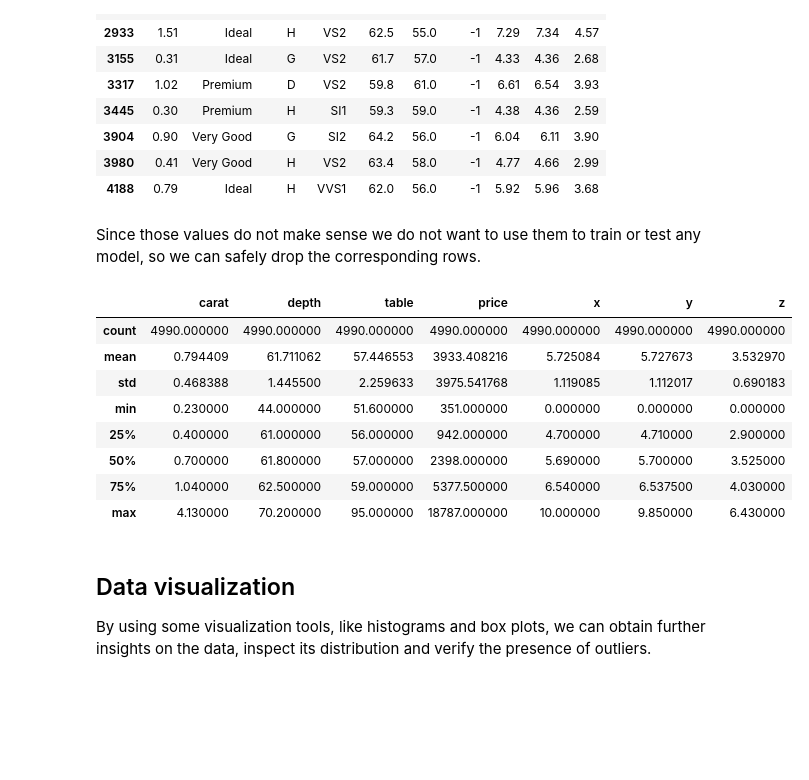
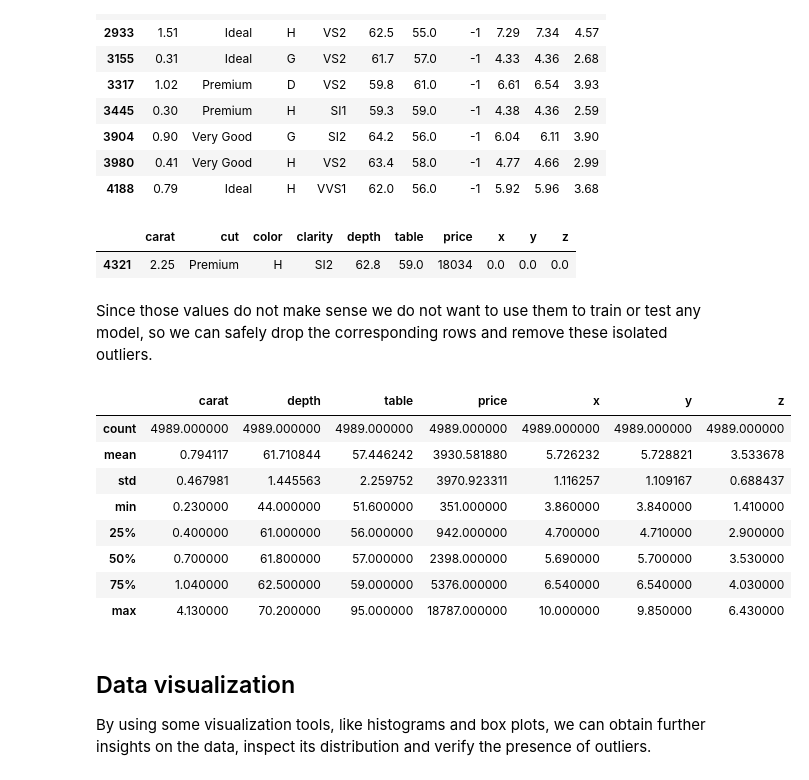
Before and after one commit to andrea-gasparini/xtream-ai-assignment-engineer, a Jupyter notebook: notebooks/data_exploration.ipynb, the cells around one changed output. Drawn from its saved outputs; the diff is of its cells as text; code cells hidden in the pictures; blank space fills up the shorter version.

Commit message:
adds title and zero values (x,y,z) removal

```diff
--- a/notebooks/data_exploration.ipynb
+++ b/notebooks/data_exploration.ipynb
@@ -126,20 +128,27 @@ negative_prices
 | 3904 | 0.90 | Very Good | G | SI2 | 64.2 | 56.0 | -1 | 6.04 | 6.11 | 3.90 |
 | 3980 | 0.41 | Very Good | H | VS2 | 63.4 | 58.0 | -1 | 4.77 | 4.66 | 2.99 |
 | 4188 | 0.79 | Ideal | H | VVS1 | 62.0 | 56.0 | -1 | 5.92 | 5.96 | 3.68 |
+# %%
+negative_dimensions = df[(df['x'] <= 0) | (df['y'] <= 0) | (df['z'] <= 0)]
+negative_dimensions
+# %% [output]
+|  | carat | cut | color | clarity | depth | table | price | x | y | z |
+| 4321 | 2.25 | Premium | H | SI2 | 62.8 | 59.0 | 18034 | 0.0 | 0.0 | 0.0 |
 # %% [markdown]
-Since those values do not make sense we do not want to use them to train or test any model, so we can safely drop the corresponding rows.
+Since those values do not make sense we do not want to use them to train or test any model, so we can safely drop the corresponding rows and remove these isolated outliers.
 # %%
 df = df.drop(negative_prices.index)
+df = df.drop(negative_dimensions.index)
 df.describe()
 # %% [output]
 |  | carat | depth | table | price | x | y | z |
-| count | 4990.000000 | 4990.000000 | 4990.000000 | 4990.000000 | 4990.000000 | 4990.000000 | 4990.000000 |
-| mean | 0.794409 | 61.711062 | 57.446553 | 3933.408216 | 5.725084 | 5.727673 | 3.532970 |
-| std | 0.468388 | 1.445500 | 2.259633 | 3975.541768 | 1.119085 | 1.112017 | 0.690183 |
-| min | 0.230000 | 44.000000 | 51.600000 | 351.000000 | 0.000000 | 0.000000 | 0.000000 |
+| count | 4989.000000 | 4989.000000 | 4989.000000 | 4989.000000 | 4989.000000 | 4989.000000 | 4989.000000 |
+| mean | 0.794117 | 61.710844 | 57.446242 | 3930.581880 | 5.726232 | 5.728821 | 3.533678 |
+| std | 0.467981 | 1.445563 | 2.259752 | 3970.923311 | 1.116257 | 1.109167 | 0.688437 |
+| min | 0.230000 | 44.000000 | 51.600000 | 351.000000 | 3.860000 | 3.840000 | 1.410000 |
 | 25% | 0.400000 | 61.000000 | 56.000000 | 942.000000 | 4.700000 | 4.710000 | 2.900000 |
-| 50% | 0.700000 | 61.800000 | 57.000000 | 2398.000000 | 5.690000 | 5.700000 | 3.525000 |
-| 75% | 1.040000 | 62.500000 | 59.000000 | 5377.500000 | 6.540000 | 6.537500 | 4.030000 |
+| 50% | 0.700000 | 61.800000 | 57.000000 | 2398.000000 | 5.690000 | 5.700000 | 3.530000 |
+| 75% | 1.040000 | 62.500000 | 59.000000 | 5376.000000 | 6.540000 | 6.540000 | 4.030000 |
 | max | 4.130000 | 70.200000 | 95.000000 | 18787.000000 | 10.000000 | 9.850000 | 6.430000 |
 # %% [markdown]
 ## Data visualization
```
Also changed, not shown: parts of 8 cells of this notebook.
